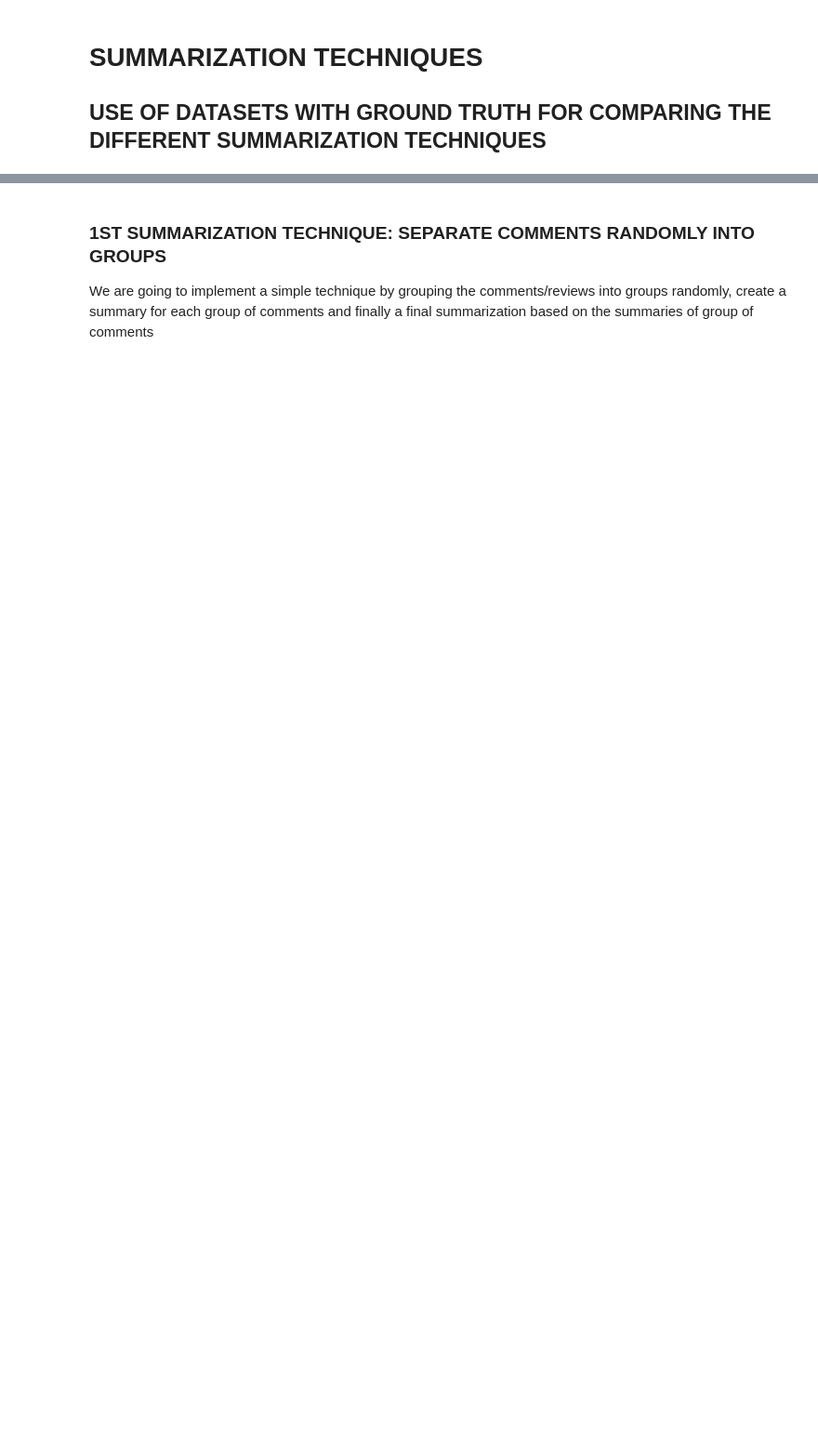
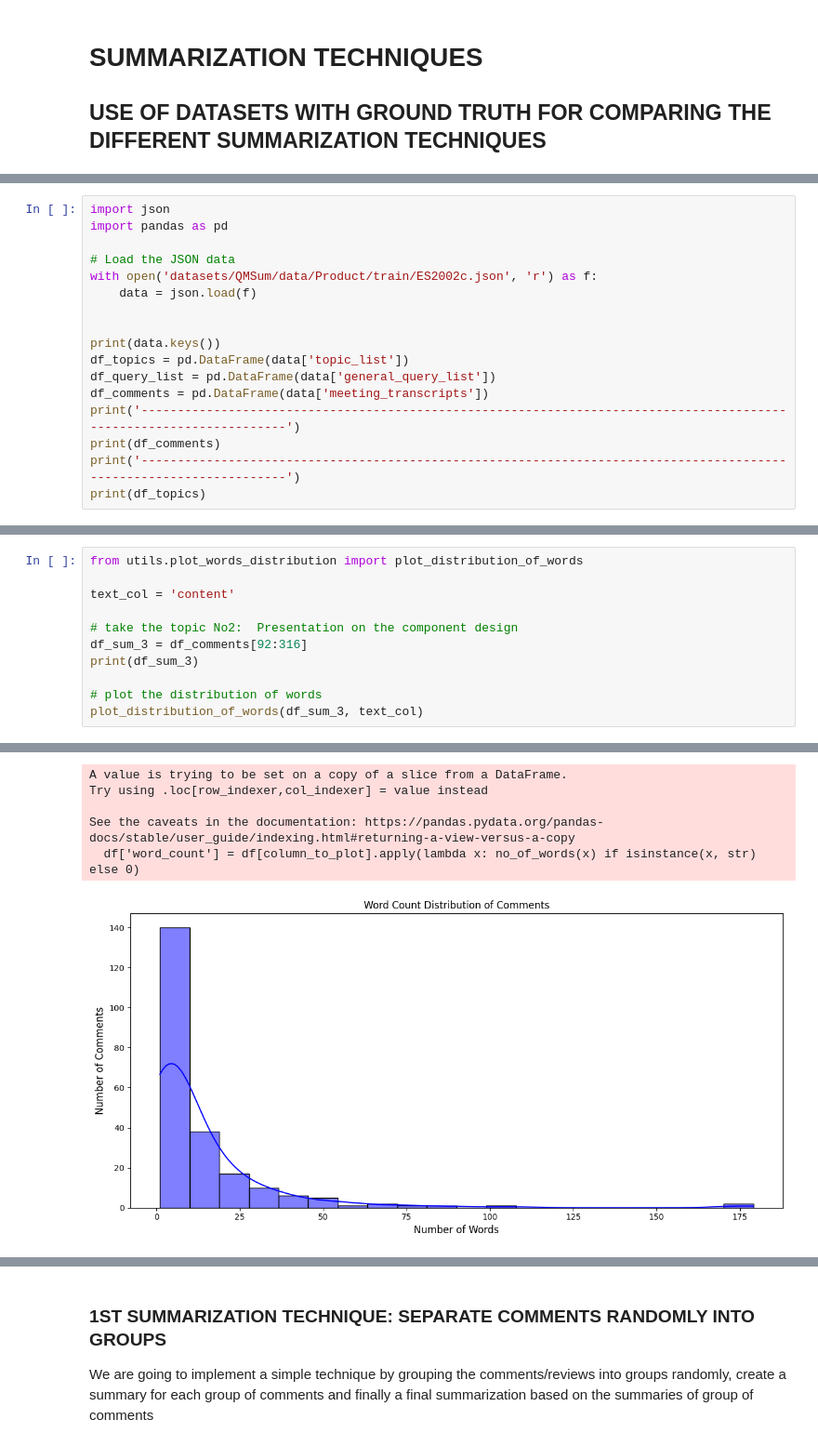
Before and after one commit to Rafimc13/LLM_Research_Topic_Modelling, a Jupyter notebook: summarization_techniques.ipynb, the cells around one changed output, grey strips where cells are left out. Shown: that part at 93% size. Drawn from its saved outputs; the diff is of its cells as text; blank space fills up the shorter version.

```diff
--- a/summarization_techniques.ipynb
+++ b/summarization_techniques.ipynb
@@ -6,0 +7,17 @@
+# %%
+import json
+import pandas as pd
+
+# Load the JSON data
+with open('datasets/QMSum/data/Product/train/ES2002c.json', 'r') as f:
+    data = json.load(f)
+
+
+print(data.keys())
+df_topics = pd.DataFrame(data['topic_list'])
+df_query_list = pd.DataFrame(data['general_query_list'])
+df_comments = pd.DataFrame(data['meeting_transcripts'])
+print('--------------------------------------------------------------------------------------------------------------------')
+print(df_comments)
+print('--------------------------------------------------------------------------------------------------------------------')
+print(df_topics)
@@ -6,0 +42,12 @@
+# %%
+from utils.plot_words_distribution import plot_distribution_of_words
+
+text_col = 'content'
+
+# take the topic No2:  Presentation on the component design
+df_sum_3 = df_comments[92:316]
+print(df_sum_3)
+
+# plot the distribution of words
+plot_distribution_of_words(df_sum_3, text_col)
+# %% [output]
@@ -6,0 +68,6 @@
+A value is trying to be set on a copy of a slice from a DataFrame.
+Try using .loc[row_indexer,col_indexer] = value instead
+
+See the caveats in the documentation: https://pandas.pydata.org/pandas-docs/stable/user_guide/indexing.html#returning-a-view-versus-a-copy
+  df['word_count'] = df[column_to_plot].apply(lambda x: no_of_words(x) if isinstance(x, str) else 0)
+[figure, added]
```
Also changed, not shown: parts of 8 cells of this notebook, 10 other files.
